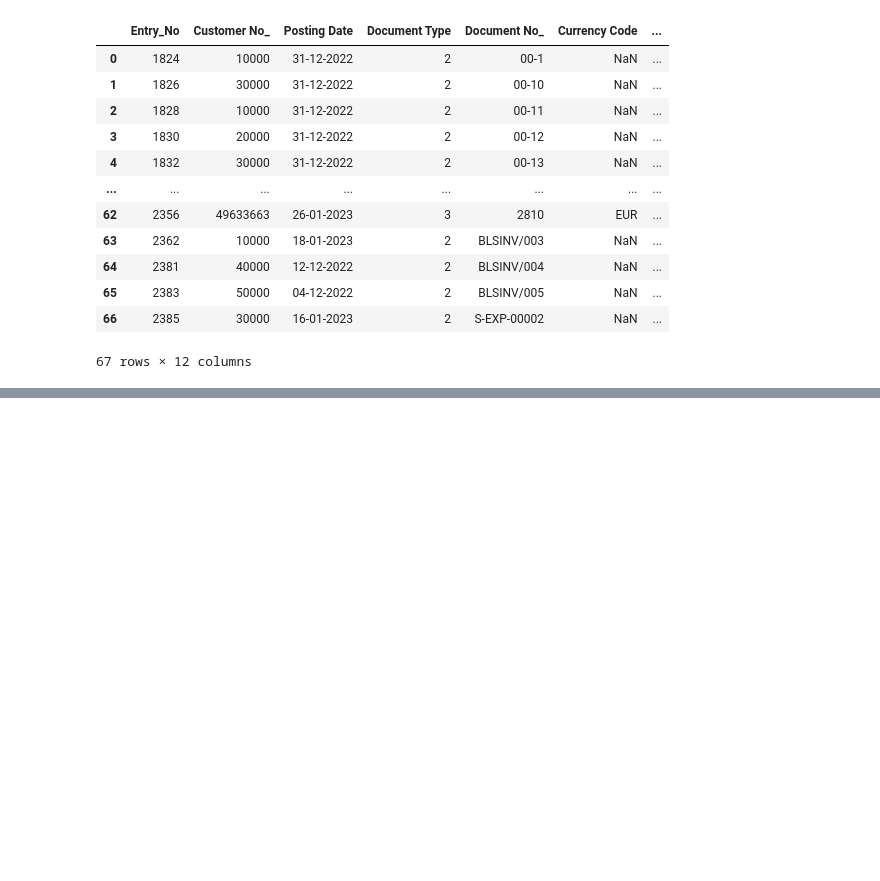
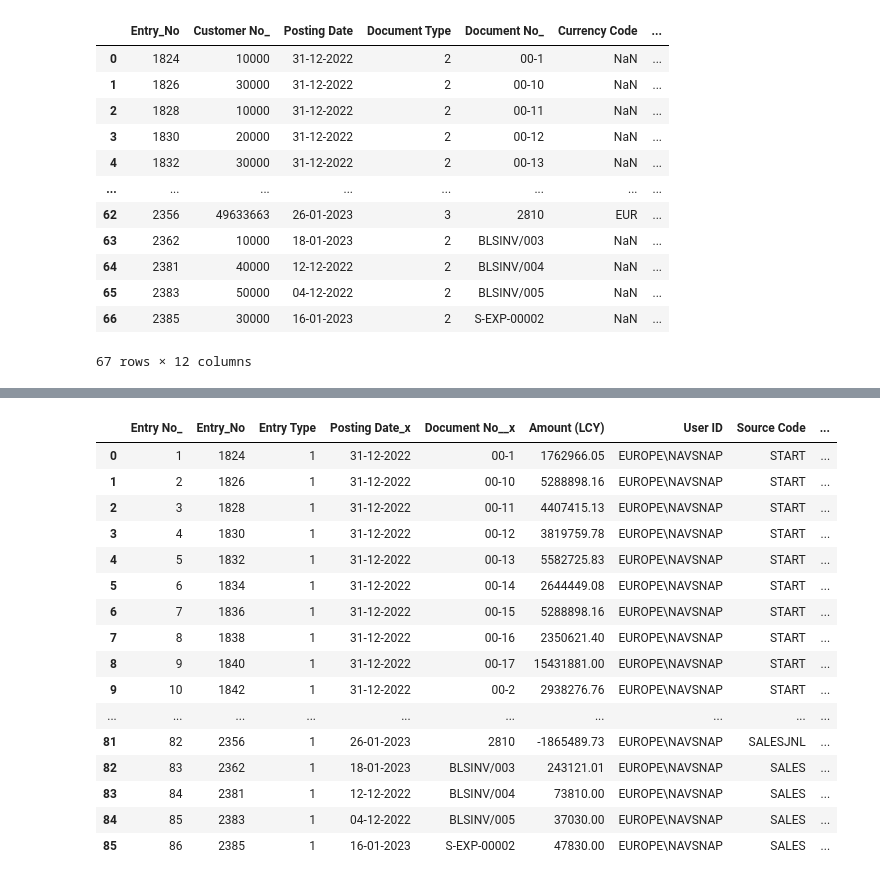
Before and after one commit to htkc777/O2C_DB_ETL, a Jupyter notebook: Cust_Ledger.ipynb, the cells around one changed output, grey strips where cells are left out. Saved outputs shown, nothing was run; the diff lists cells and outputs as text; code cells hidden in the pictures; blank space fills up the shorter version.

Commit message:
Transformation for Cust_Ledger

```diff
--- a/Cust_Ledger.ipynb
+++ b/Cust_Ledger.ipynb
@@ -26,3 +26,7 @@ CLE
 67 rows × 12 columns
 # %%
 DCLE= pd.read_csv('D:\\O2C QDI Data\\DCLE.csv')
+# %%
+DCLE.rename(columns = {'Cust_ Ledger Entry No_':'Entry_No'}, inplace = True)
+# %%
+Left_Join_DCLE_CLE = DCLE.merge(CLE, on='Entry_No', how='left')
@@ -28,0 +49,21 @@ DCLE= pd.read_csv('D:\\O2C QDI Data\\DCLE.csv')
+# %%
+pd.set_option('display.max_rows',None)
+Left_Join_DCLE_CLE
+# %% [output]
+|  | Entry No_ | Entry_No | Entry Type | Posting Date_x | Document No__x | Amount (LCY) | User ID | Source Code | ... |
+| 0 | 1 | 1824 | 1 | 31-12-2022 | 00-1 | 1762966.05 | EUROPE\NAVSNAP | START | ... |
+| 1 | 2 | 1826 | 1 | 31-12-2022 | 00-10 | 5288898.16 | EUROPE\NAVSNAP | START | ... |
+| 2 | 3 | 1828 | 1 | 31-12-2022 | 00-11 | 4407415.13 | EUROPE\NAVSNAP | START | ... |
+| 3 | 4 | 1830 | 1 | 31-12-2022 | 00-12 | 3819759.78 | EUROPE\NAVSNAP | START | ... |
+| 4 | 5 | 1832 | 1 | 31-12-2022 | 00-13 | 5582725.83 | EUROPE\NAVSNAP | START | ... |
+| 5 | 6 | 1834 | 1 | 31-12-2022 | 00-14 | 2644449.08 | EUROPE\NAVSNAP | START | ... |
+| 6 | 7 | 1836 | 1 | 31-12-2022 | 00-15 | 5288898.16 | EUROPE\NAVSNAP | START | ... |
+| 7 | 8 | 1838 | 1 | 31-12-2022 | 00-16 | 2350621.40 | EUROPE\NAVSNAP | START | ... |
+| 8 | 9 | 1840 | 1 | 31-12-2022 | 00-17 | 15431881.00 | EUROPE\NAVSNAP | START | ... |
+| 9 | 10 | 1842 | 1 | 31-12-2022 | 00-2 | 2938276.76 | EUROPE\NAVSNAP | START | ... |
+| ... | ... | ... | ... | ... | ... | ... | ... | ... | ... |
+| 81 | 82 | 2356 | 1 | 26-01-2023 | 2810 | -1865489.73 | EUROPE\NAVSNAP | SALESJNL | ... |
+| 82 | 83 | 2362 | 1 | 18-01-2023 | BLSINV/003 | 243121.01 | EUROPE\NAVSNAP | SALES | ... |
+| 83 | 84 | 2381 | 1 | 12-12-2022 | BLSINV/004 | 73810.00 | EUROPE\NAVSNAP | SALES | ... |
+| 84 | 85 | 2383 | 1 | 04-12-2022 | BLSINV/005 | 37030.00 | EUROPE\NAVSNAP | SALES | ... |
+| 85 | 86 | 2385 | 1 | 16-01-2023 | S-EXP-00002 | 47830.00 | EUROPE\NAVSNAP | SALES | ... |
```
Also changed, not shown: parts of 5 cells of this notebook.
